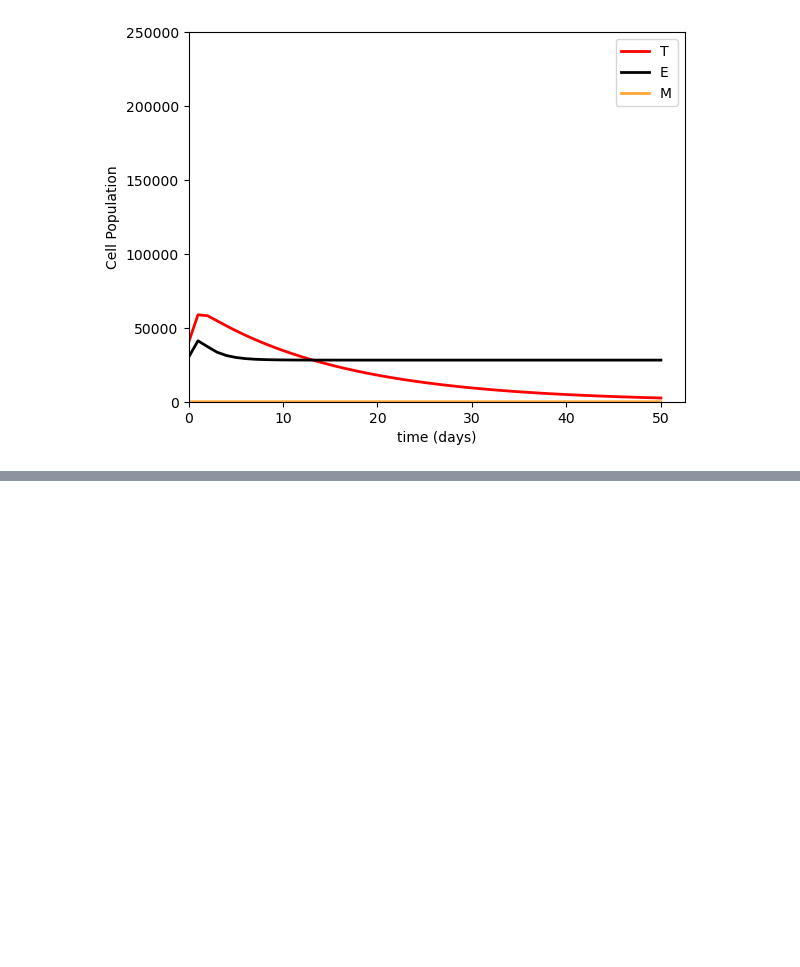
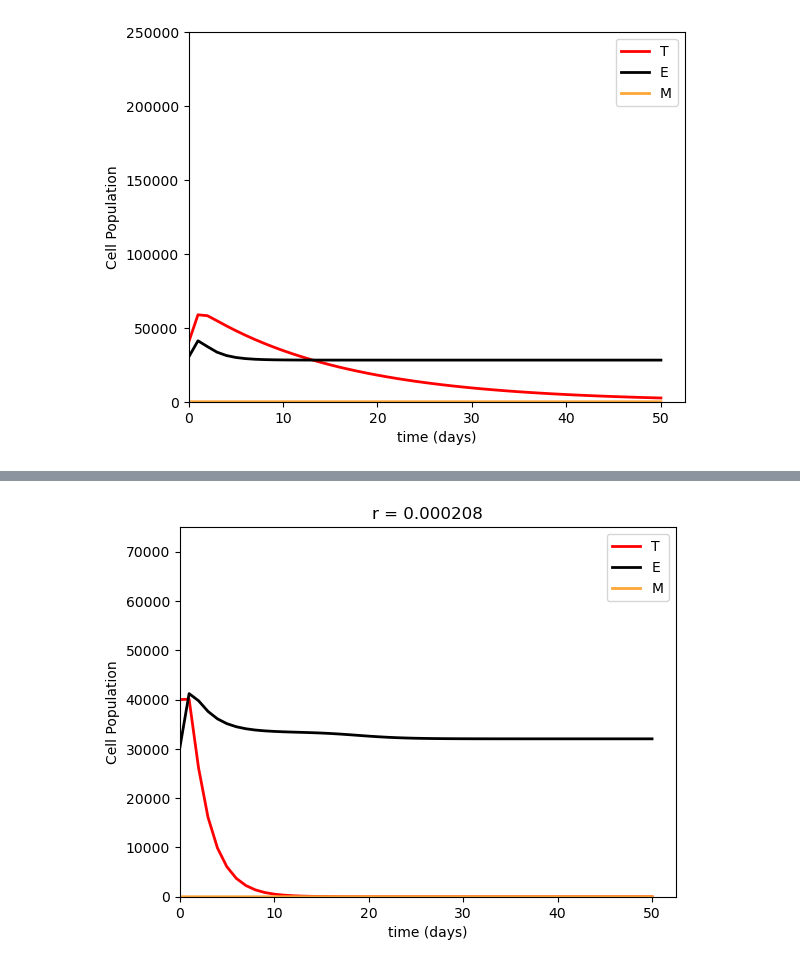
Before and after one commit to CSCI-4314-Final-Project/rk4-solver, a Jupyter notebook: tumor_rk4_simulation.ipynb, the cells around one changed output, grey strips where cells are left out. Saved outputs shown, nothing was run; the diff lists cells and outputs as text; code cells hidden in the pictures; blank space fills up the shorter version.

Commit message:
parameter sweep, high tumor growth, regular tumor growth, parameter a increase

```diff
--- a/tumor_rk4_simulation.ipynb
+++ b/tumor_rk4_simulation.ipynb
@@ -235,7 +235,7 @@ def plot_results(results, t, param):
     # Make the plot attractive
     ax.legend(loc='best')
     ax.set_xlim(left=0)
-    ax.set_ylim([0, 250000])
+    ax.set_ylim([0, 75000])
     ax.set_xlabel('time (days)')
     ax.set_ylabel('Cell Population')
 
@@ -309,0 +293,41 @@ sweep("K_t")
+# %%
+def initialize():
+    # innitializing for K_e = 0.85
+    # innitializes parameters to default values for first paper plot, used for parameter sweeps
+    T0 = 40000
+    E0 = 30000
+    M0 = 0
+    initial_conditions = (T0, E0, M0)
+
+    p = 0.015
+    r = 0.00208 # Rate of tumor growth
+    b = 10e-9
+    a = 3.41e-10
+    g = 10e5
+    s = 1.2e4
+    m = 2e-11
+    mu = 4.12e-2
+    gamma = 0.9
+    h = 2.02e1
+    K_t = 0.7
+    K_e = 0.6
+    V_m = 0.5 # Rate of concentration of chemotherapy
+    params = p, r, b, a, g, s, m, mu, gamma, h, K_t, K_e, V_m
+    param_dic = {"p":p, "r":r, "b":b, "a":a, "g":g, "s":s, "m":m, "mu":mu, "gamma":gamma, "h":h, "K_t":K_t, "K_e":K_e, "V_m":V_m}
+
+
+    # Timesteps in days
+    t_max = 50
+    dt = 1
+    t = np.linspace(0, t_max, int(t_max/dt) + 1)
+
+    return initial_conditions, params, t, param_dic
+# %%
+# going to pick some scenarios now:
+# what happens if we set the tumor growth rate to something found in the literature, growth rate for a luminal A cancer, approx 2 times faster than the original growth rate from the
+# paper
+initial_conditions, params, t, param_dic = initialize()
+results = tumor_effector_chemo_forward_integrate(initial_conditions, params, t)
+plot_results(results, t,["r", 0.000208])
+# %% [output]
+[figure, added]
```
Also changed, not shown: parts of 11 cells of this notebook.
